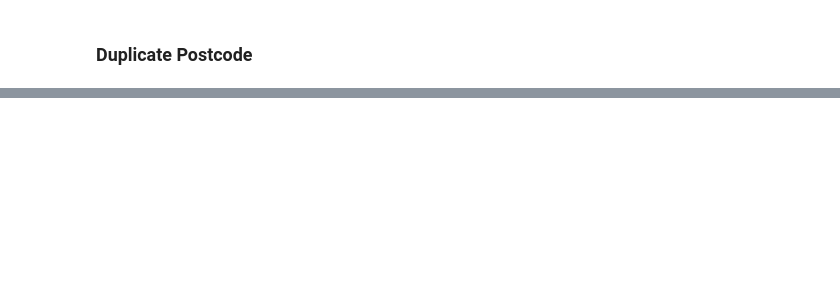
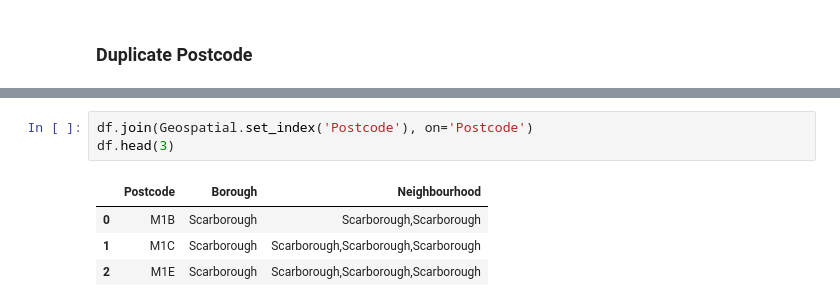
Before and after one commit to Bouguedra-Adem/-Capstone-Project-Data-science-, a Jupyter notebook: Capstone Project Data Science.ipynb, the cells around one changed output, grey strips where cells are left out. Drawn from its saved outputs; the diff is of its cells as text; blank space fills up the shorter version.

```diff
--- a/Capstone Project Data Science.ipynb
+++ b/Capstone Project Data Science.ipynb
@@ -55,0 +115,8 @@ df
+# %%
+df.join(Geospatial.set_index('Postcode'), on='Postcode')
+df.head(3)
+# %% [output]
+|  | Postcode | Borough | Neighbourhood |
+| 0 | M1B | Scarborough | Scarborough,Scarborough |
+| 1 | M1C | Scarborough | Scarborough,Scarborough,Scarborough |
+| 2 | M1E | Scarborough | Scarborough,Scarborough,Scarborough |
```
Also changed, not shown: parts of 8 cells of this notebook.
